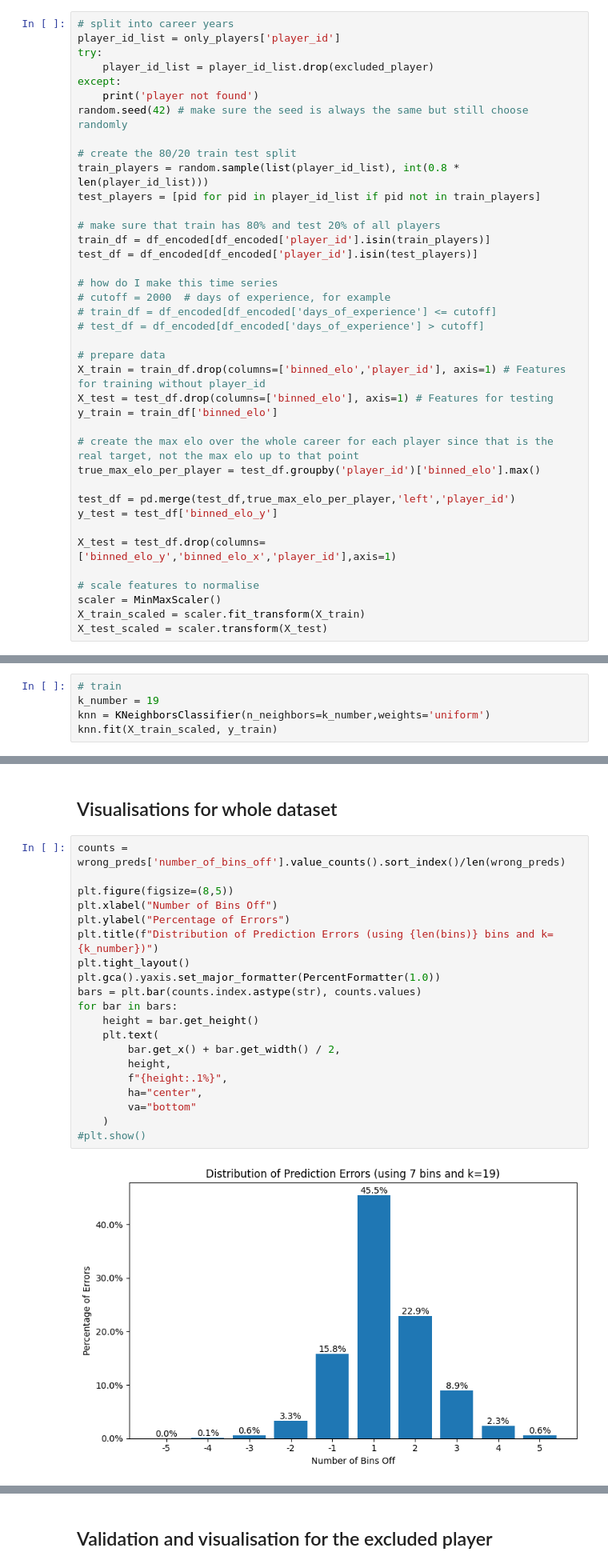
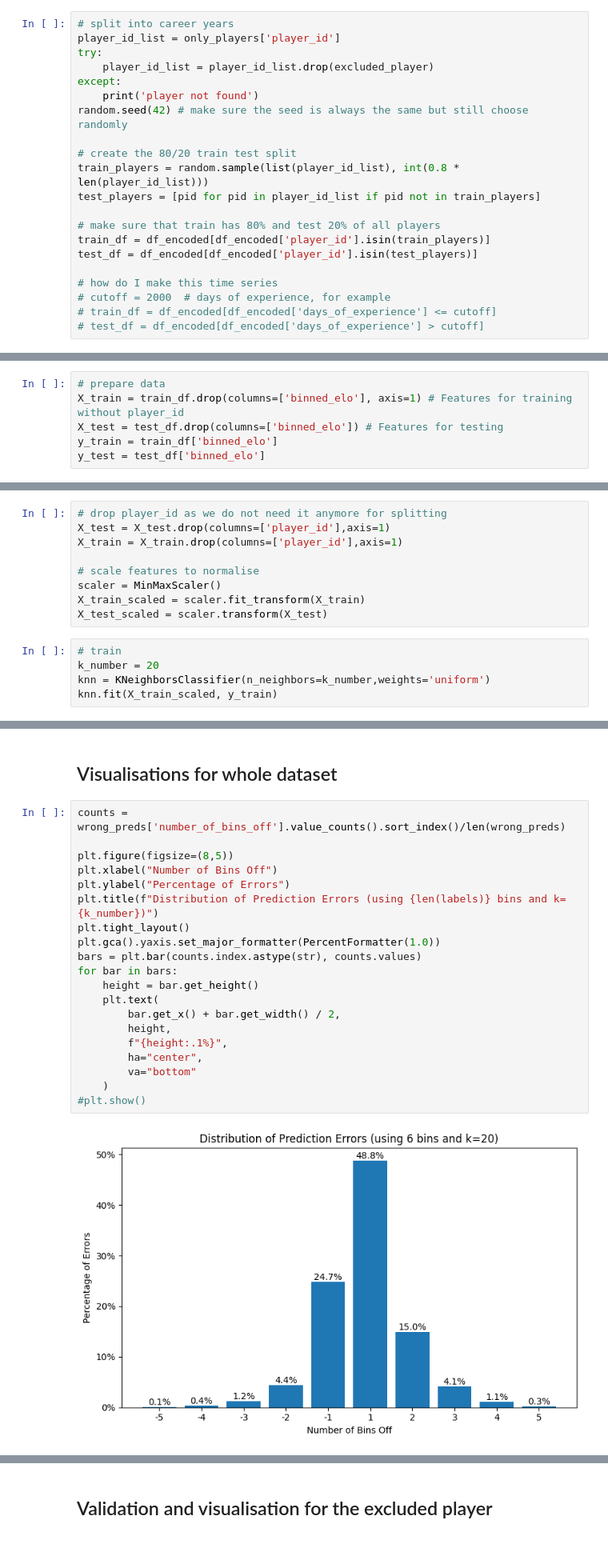
Before and after one commit to GolbertCeitaPages/CMI-DataScience-Project, a Jupyter notebook: old_testing_files/preprocessing_knn_classifier.ipynb, the cells around one changed output, grey strips where cells are left out. Shown at 80% size. Saved outputs shown, nothing was run; the diff lists cells and outputs as text; blank space fills up the shorter version.

```diff
--- a/old_testing_files/preprocessing_knn_classifier.ipynb
+++ b/old_testing_files/preprocessing_knn_classifier.ipynb
@@ -428,24 +440,6 @@ test_df = df_encoded[df_encoded['player_id'].isin(test_players)]
 # cutoff = 2000  # days of experience, for example
 # train_df = df_encoded[df_encoded['days_of_experience'] <= cutoff]
 # test_df = df_encoded[df_encoded['days_of_experience'] > cutoff]
-
-# prepare data
-X_train = train_df.drop(columns=['binned_elo','player_id'], axis=1) # Features for training without player_id
-X_test = test_df.drop(columns=['binned_elo'], axis=1) # Features for testing
-y_train = train_df['binned_elo']
-
-# create the max elo over the whole career for each player since that is the real target, not the max elo up to that point
-true_max_elo_per_player = test_df.groupby('player_id')['binned_elo'].max()
-
-test_df = pd.merge(test_df,true_max_elo_per_player,'left','player_id')
-y_test = test_df['binned_elo_y']
-
-X_test = test_df.drop(columns=['binned_elo_y','binned_elo_x','player_id'],axis=1)
-
-# scale features to normalise
-scaler = MinMaxScaler()
-X_train_scaled = scaler.fit_transform(X_train)
-X_test_scaled = scaler.transform(X_test)
 # %% [output]
 player not found
 # %%
@@ -492,0 +461,6 @@ test_df
+# %%
+# prepare data
+X_train = train_df.drop(columns=['binned_elo'], axis=1) # Features for training without player_id
+X_test = test_df.drop(columns=['binned_elo']) # Features for testing
+y_train = train_df['binned_elo']
+y_test = test_df['binned_elo']
@@ -508,8 +543,17 @@ test_df
 # plt.legend()
 # plt.show()
+# %%
+# drop player_id as we do not need it anymore for splitting
+X_test = X_test.drop(columns=['player_id'],axis=1)
+X_train = X_train.drop(columns=['player_id'],axis=1)
+
+# scale features to normalise
+scaler = MinMaxScaler()
+X_train_scaled = scaler.fit_transform(X_train)
+X_test_scaled = scaler.transform(X_test)
 # %%
 # train
-k_number = 19
+k_number = 20
 knn = KNeighborsClassifier(n_neighbors=k_number,weights='uniform')
 knn.fit(X_train_scaled, y_train)
 # %% [output]
@@ -564,25 +615,25 @@ len(wrong_preds)
 # %%
 counts = wrong_preds['number_of_bins_off'].value_counts().sort_index()/len(wrong_preds)
 
 plt.figure(figsize=(8,5))
 plt.xlabel("Number of Bins Off")
 plt.ylabel("Percentage of Errors")
-plt.title(f"Distribution of Prediction Errors (using {len(bins)} bins and k={k_number})")
+plt.title(f"Distribution of Prediction Errors (using {len(labels)} bins and k={k_number})")
 plt.tight_layout()
 plt.gca().yaxis.set_major_formatter(PercentFormatter(1.0))
 bars = plt.bar(counts.index.astype(str), counts.values)
 for bar in bars:
     height = bar.get_height()
     plt.text(
         bar.get_x() + bar.get_width() / 2,
         height,
         f"{height:.1%}",
         ha="center",
         va="bottom"
     )
 #plt.show()
 # %% [output]
-[figure, old version]
+[figure, new version]
 # %%
 # distribution of pred player_ranks and true player_ranks
 pred_counts = wrong_preds['pred_elo_coded'].value_counts()
```
Also changed, not shown: parts of 33 cells of this notebook, 6 other files.
